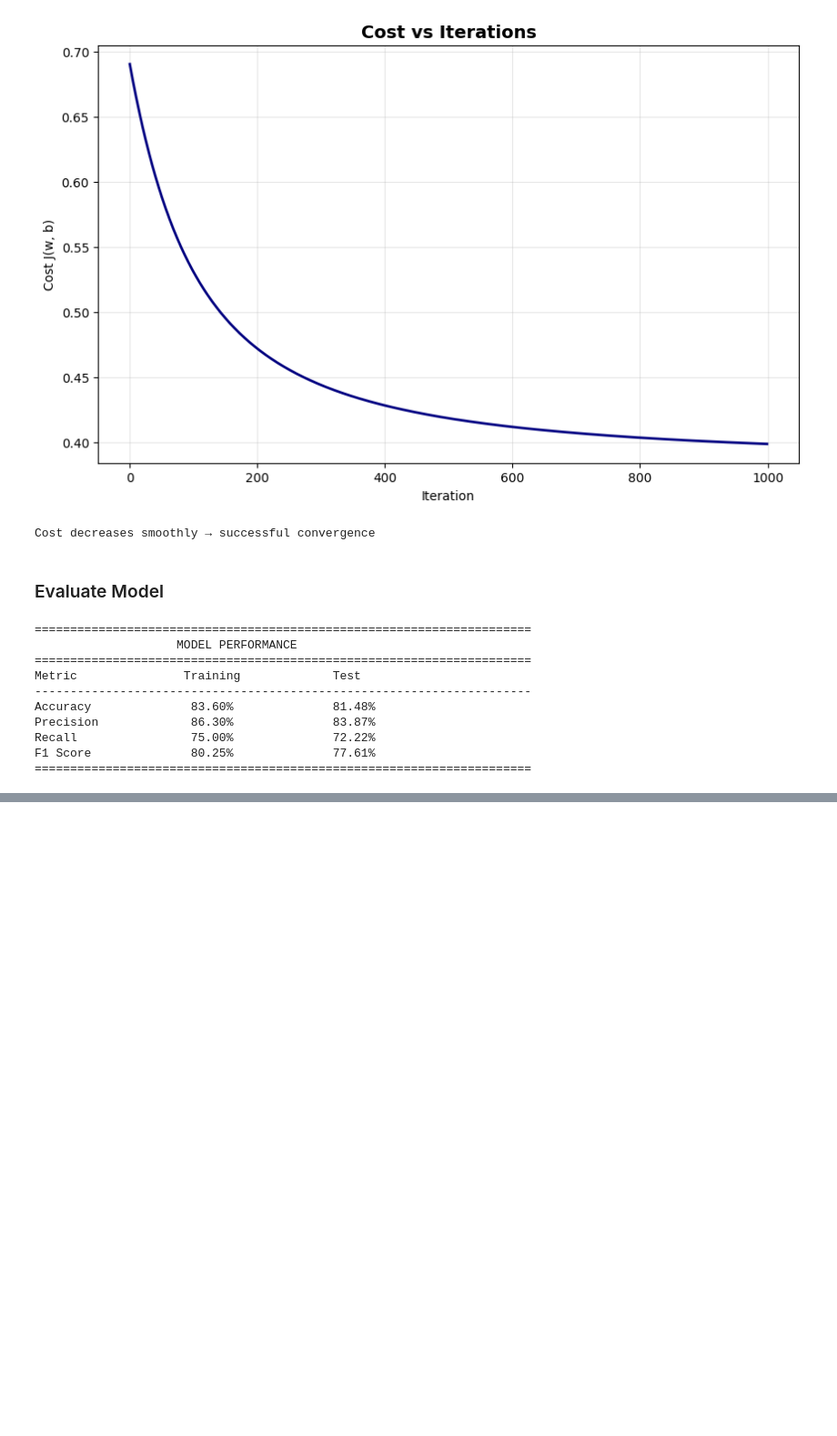
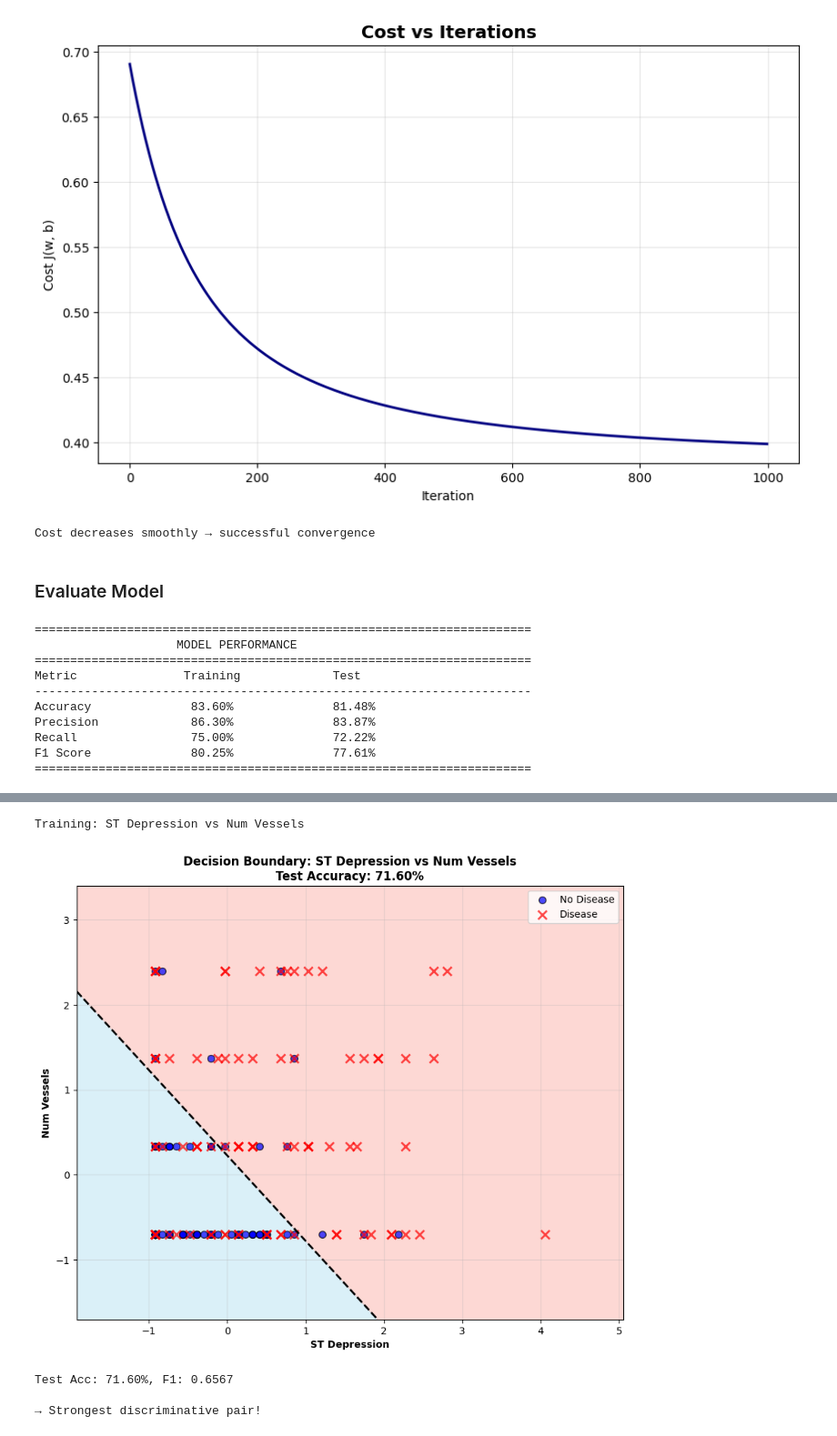
Before and after one commit to elmultiusos/Logistic-Regression, a Jupyter notebook: heart_disease_lr_analysis.ipynb, the cells around one changed output, grey strips where cells are left out. Shown at 91% size. Cells and saved outputs as stored; diff of their text form; code cells hidden in the pictures; blank space fills up the shorter version.

```diff
--- a/heart_disease_lr_analysis.ipynb
+++ b/heart_disease_lr_analysis.ipynb
@@ -374,0 +442,13 @@ F1 Score              80.25%              77.61%
+# %%
+# Pair 3: ST Depression vs Num Vessels
+print("Training: ST Depression vs Num Vessels")
+m3 = train_and_plot_2d(X_train_norm, y_train, X_test_norm, y_test,
+                        [4, 5], ['ST Depression', 'Num Vessels'])
+print(f"Test Acc: {m3['Accuracy']*100:.2f}%, F1: {m3['F1 Score']:.4f}")
+print("\n→ Strongest discriminative pair!")
+# %% [output]
+Training: ST Depression vs Num Vessels
+[figure, added]
+Test Acc: 71.60%, F1: 0.6567
+
+→ Strongest discriminative pair!
```
Also changed, not shown: parts of 18 cells of this notebook, 9 other files.
